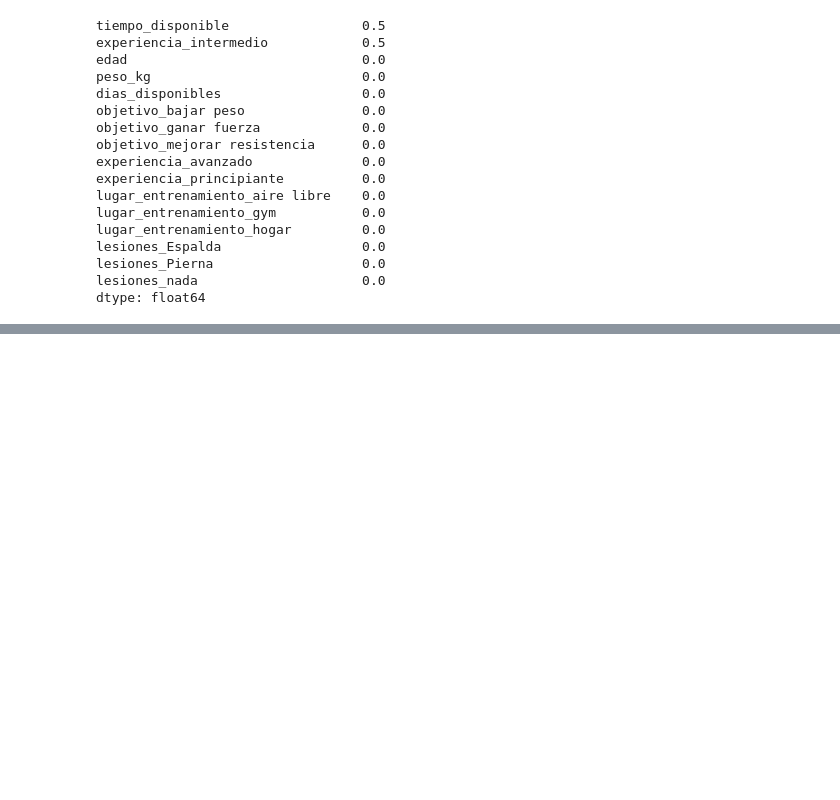
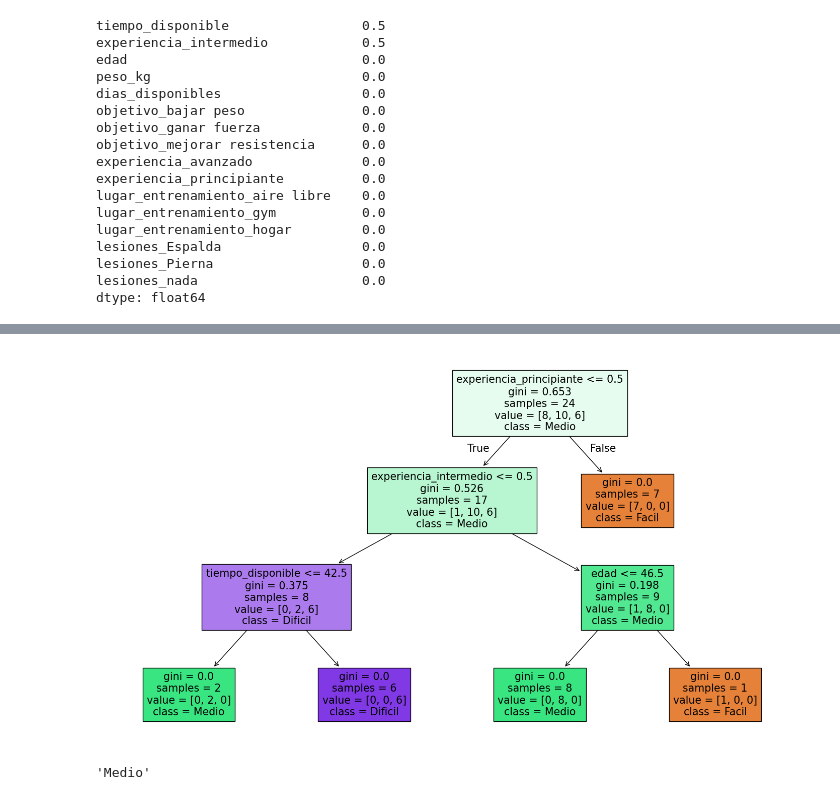
Before and after one commit to luci-o/LIFE-FIT, a Jupyter notebook: IA/index.ipynb, the cells around one changed output, grey strips where cells are left out. Drawn from its saved outputs; the diff is of its cells as text; code cells hidden in the pictures; blank space fills up the shorter version.

```diff
--- a/IA/index.ipynb
+++ b/IA/index.ipynb
@@ -406,0 +553,18 @@ dtype: float64
+# %%
+X["dias_disponibles"] = X["dias_disponibles"].astype(int)
+X["tiempo_disponible"] = X["tiempo_disponible"].astype(int)
+
+X_convertido = pd.get_dummies(X)
+# %%
+y_convertido = y.map({
+    "Facil": 0,
+    "Medio": 1,
+    "Dificil": 2
+})
+# %%
+X_train, X_test, y_train, y_test = train_test_split(
+    X_convertido,
+    y_convertido,
+    test_size=0.2,
+    random_state=42
+)
@@ -406,0 +617,26 @@ dtype: float64
+# %%
+plt.figure(figsize=(18, 10))
+
+plot_tree(
+    modelo,
+    feature_names=X_convertido.columns,
+    class_names=["Facil", "Medio", "Dificil"],
+    filled=True
+)
+
+plt.show()
+# %% [output]
+[figure, added]
+# %%
+predecir_dificultad(
+    30,
+    82,
+    "bajar peso",
+    4,
+    60,
+    "intermedio",
+    "hogar",
+    "nada"
+)
+# %% [output]
+'Medio'
```
Also changed, not shown: parts of 12 cells of this notebook.
